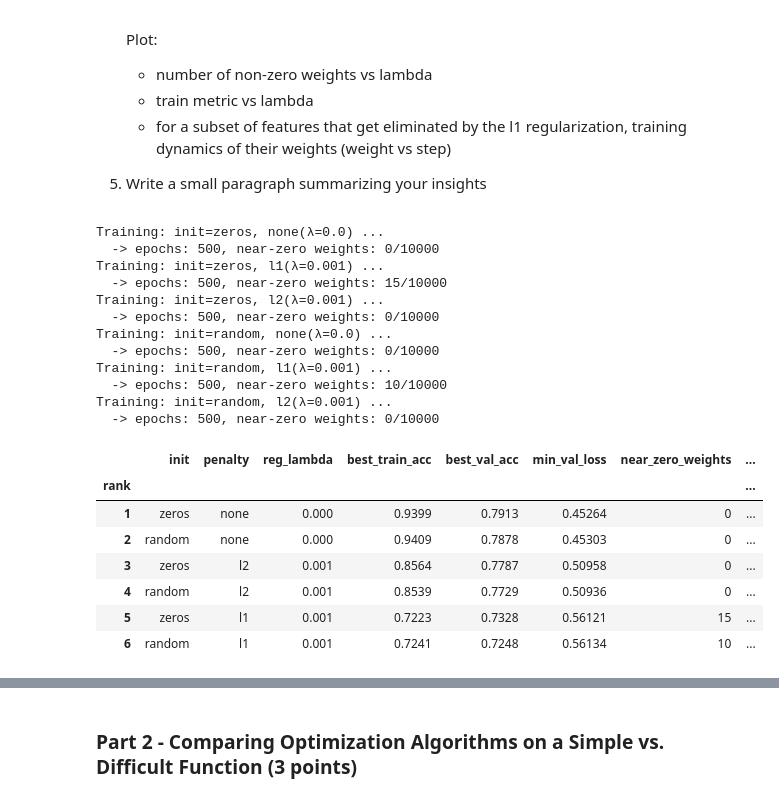
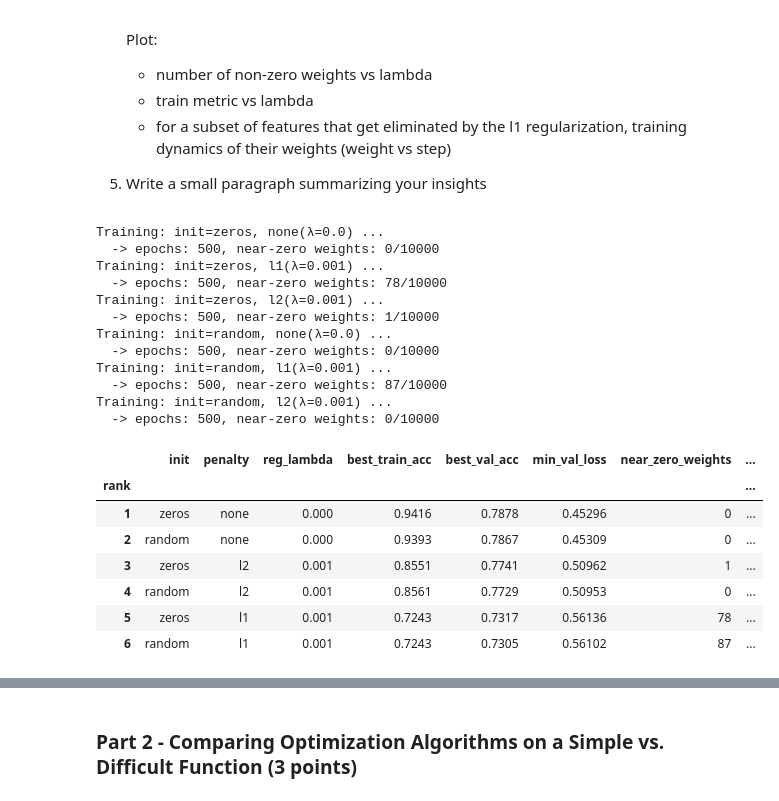
Before and after one commit to armantsaturian/nebius-ai-engineering, a Jupyter notebook: LLM_Architectures,_hometask_1.ipynb, the cells around one changed output, grey strips where cells are left out. Saved outputs shown, nothing was run; the diff lists cells and outputs as text; code cells hidden in the pictures.

```diff
--- a/LLM_Architectures,_hometask_1.ipynb
+++ b/LLM_Architectures,_hometask_1.ipynb
@@ -910,76 +935,78 @@ In contrast, L2 shrinks weights but rarely makes them exactly zero.
      * for a subset of features that get eliminated by the l1 regularization, training dynamics of their weights (weight vs step)
 
 5. Write a small paragraph summarizing your insights
+# %%
+# Task 1.4 — Experiment 1: weight init × regularization mode comparison
+weight_init_modes = ['zeros', 'random']
+reg_modes = [('none', 0.0), ('l1', 1e-3), ('l2', 1e-3)]
+
+l1_results = {}
+for init_mode in weight_init_modes:
+    for penalty, reg_lam in reg_modes:
+        label = f"init={init_mode}, {penalty}(λ={reg_lam})"
+        print(f"Training: {label} ...")
+        w, b, history, epoch_log = sgd_logistic_regression(
+            X_train, y_train, X_val, y_val,
+            init=init_mode, lr=0.1, batch_size=100, epochs=500,
+            penalty=penalty, reg_lambda=reg_lam
+        )
+        n_near_zero = int((np.abs(w) < 1e-6).sum())
+        l1_results[(init_mode, penalty, reg_lam)] = {
+            'w': w, 'b': b, 'history': history, 'epoch_log': epoch_log,
+            'n_near_zero': n_near_zero
+        }
+        print(f"  -> epochs: {len(epoch_log)}, near-zero weights: {n_near_zero}/{len(w)}")
+# %% [output]
+Training: init=zeros, none(λ=0.0) ...
+  -> epochs: 500, near-zero weights: 0/10000
+Training: init=zeros, l1(λ=0.001) ...
+  -> epochs: 500, near-zero weights: 78/10000
+Training: init=zeros, l2(λ=0.001) ...
+  -> epochs: 500, near-zero weights: 1/10000
+Training: init=random, none(λ=0.0) ...
+  -> epochs: 500, near-zero weights: 0/10000
+Training: init=random, l1(λ=0.001) ...
+  -> epochs: 500, near-zero weights: 87/10000
+Training: init=random, l2(λ=0.001) ...
+  -> epochs: 500, near-zero weights: 0/10000
 # %%
-# Task 1.4 — Experiment 1: weight init × regularization mode comparison
-weight_init_modes = ['zeros', 'random']
-reg_modes = [('none', 0.0), ('l1', 1e-3), ('l2', 1e-3)]
-
-l1_results = {}
-for init_mode in weight_init_modes:
-    for penalty, reg_lam in reg_modes:
-        label = f"init={init_mode}, {penalty}(λ={reg_lam})"
-        print(f"Training: {label} ...")
-        w, b, history, epoch_log = sgd_logistic_regression(
-            X_train, y_train, X_val, y_val,
-            init=init_mode, lr=0.1, batch_size=100, epochs=500,
-            penalty=penalty, reg_lambda=reg_lam
-        )
-        n_near_zero = int((np.abs(w) < 1e-7).sum())
-        l1_results[(init_mode, penalty, reg_lam)] = {
-            'w': w, 'b': b, 'history': history, 'epoch_log': epoch_log,
-            'n_near_zero': n_near_zero
-        }
-        print(f"  -> epochs: {len(epoch_log)}, near-zero weights: {n_near_zero}/{len(w)}")
-
+import pandas as pd
 # Summary table
 rows = []
 for (init_mode, penalty, reg_lam), res in l1_results.items():
     log = res['epoch_log']
     val_losses = [e['val_loss'] for e in log]
     valid = [(k, v) for k, v in enumerate(val_losses) if not np.isnan(v)]
     if valid:
         best_idx, min_vl = min(valid, key=lambda x: x[1])
         best_val_acc = float(log[best_idx]['val_metric'])
         best_train_acc = float(log[best_idx]['train_metric'])
     else:
         min_vl, best_val_acc, best_train_acc = float('nan'), float('nan'), float('nan')
     rows.append({
         'init': init_mode,
         'penalty': penalty,
         'reg_lambda': reg_lam,
         'best_train_acc': round(best_train_acc, 4),
         'best_val_acc': round(best_val_acc, 4),
         'min_val_loss': round(min_vl, 5),
         'near_zero_weights': res['n_near_zero'],
         'epochs_run': len(log)
     })
 
 df_l1 = pd.DataFrame(rows).sort_values('best_val_acc', ascending=False).reset_index(drop=True)
 df_l1.index += 1
 df_l1.index.name = 'rank'
 display(df_l1)
 # %% [output]
-Training: init=zeros, none(λ=0.0) ...
-  -> epochs: 500, near-zero weights: 0/10000
-Training: init=zeros, l1(λ=0.001) ...
-  -> epochs: 500, near-zero weights: 15/10000
-Training: init=zeros, l2(λ=0.001) ...
-  -> epochs: 500, near-zero weights: 0/10000
-Training: init=random, none(λ=0.0) ...
-  -> epochs: 500, near-zero weights: 0/10000
-Training: init=random, l1(λ=0.001) ...
-  -> epochs: 500, near-zero weights: 10/10000
-Training: init=random, l2(λ=0.001) ...
-  -> epochs: 500, near-zero weights: 0/10000
 |  | init | penalty | reg_lambda | best_train_acc | best_val_acc | min_val_loss | near_zero_weights | ... |
 | rank |  |  |  |  |  |  |  | ... |
-| 1 | zeros | none | 0.000 | 0.9399 | 0.7913 | 0.45264 | 0 | ... |
-| 2 | random | none | 0.000 | 0.9409 | 0.7878 | 0.45303 | 0 | ... |
-| 3 | zeros | l2 | 0.001 | 0.8564 | 0.7787 | 0.50958 | 0 | ... |
-| 4 | random | l2 | 0.001 | 0.8539 | 0.7729 | 0.50936 | 0 | ... |
-| 5 | zeros | l1 | 0.001 | 0.7223 | 0.7328 | 0.56121 | 15 | ... |
-| 6 | random | l1 | 0.001 | 0.7241 | 0.7248 | 0.56134 | 10 | ... |
+| 1 | zeros | none | 0.000 | 0.9416 | 0.7878 | 0.45296 | 0 | ... |
+| 2 | random | none | 0.000 | 0.9393 | 0.7867 | 0.45309 | 0 | ... |
+| 3 | zeros | l2 | 0.001 | 0.8551 | 0.7741 | 0.50962 | 1 | ... |
+| 4 | random | l2 | 0.001 | 0.8561 | 0.7729 | 0.50953 | 0 | ... |
+| 5 | zeros | l1 | 0.001 | 0.7243 | 0.7317 | 0.56136 | 78 | ... |
+| 6 | random | l1 | 0.001 | 0.7243 | 0.7305 | 0.56102 | 87 | ... |
 # %%
 # --- Loss curves grid: rows = init mode, cols = penalty ---
 fig, axes = plt.subplots(len(weight_init_modes), len(reg_modes),
```
Also changed, not shown: parts of 10 cells of this notebook.
